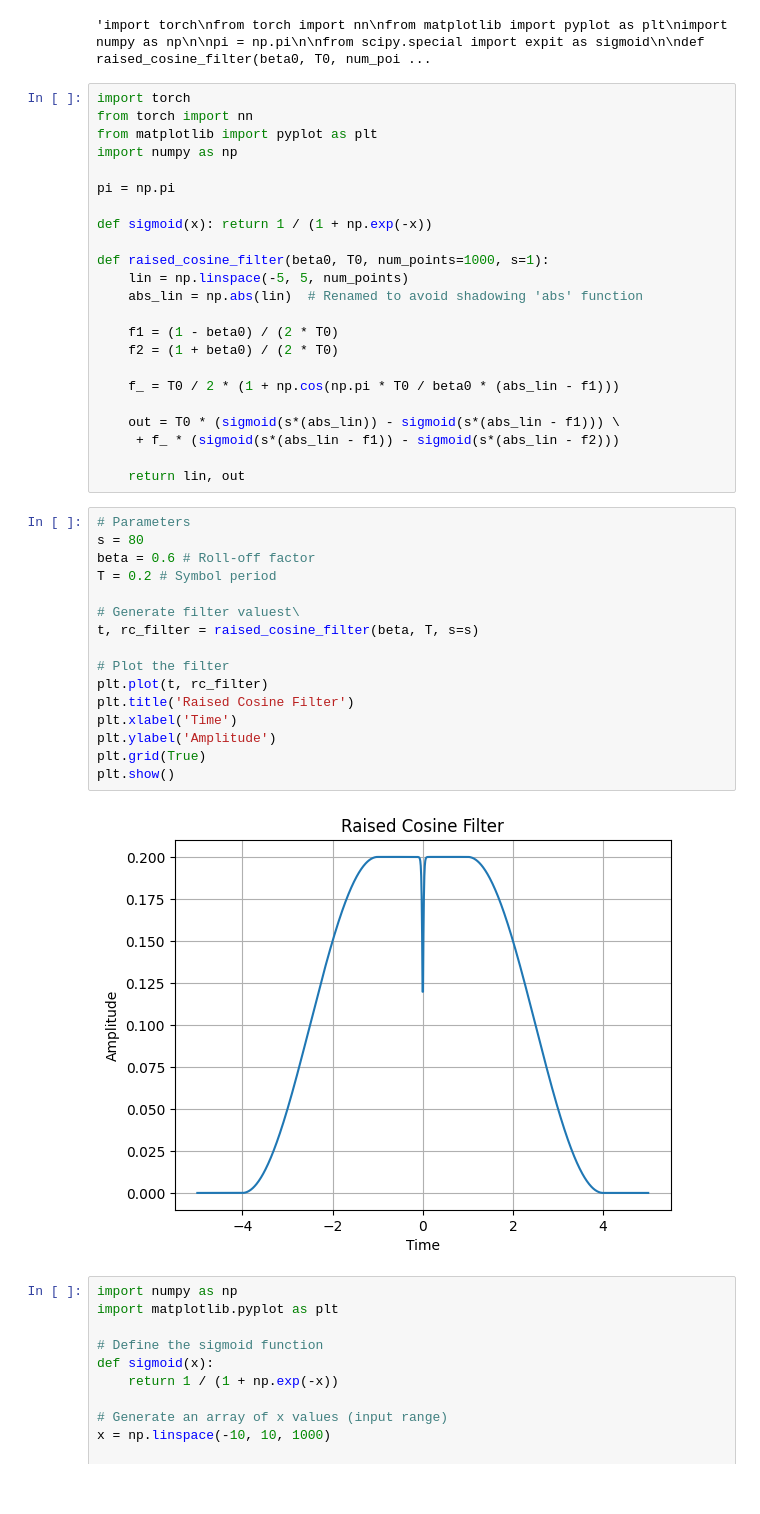
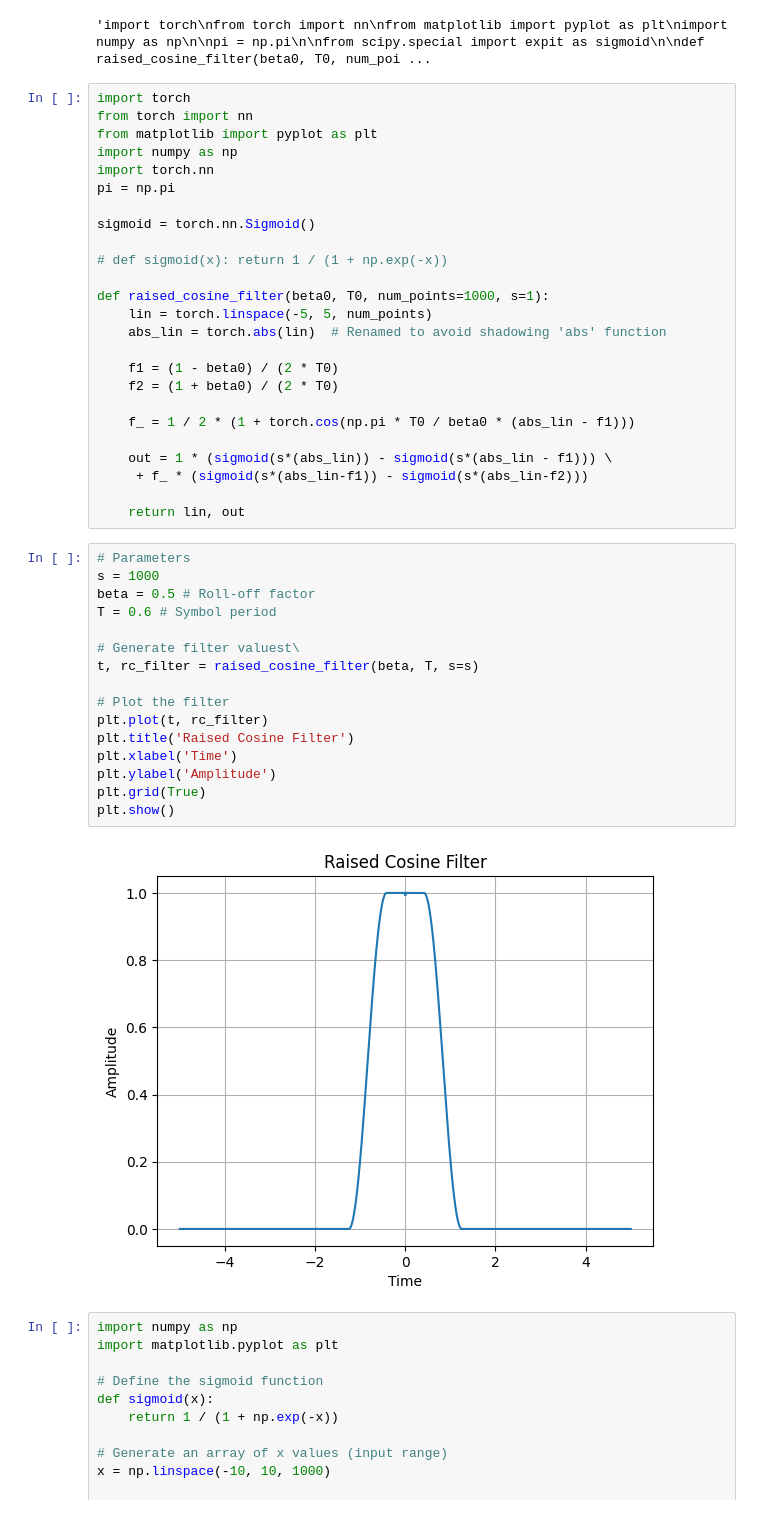
Before and after one commit to Pandula-2000/INR, a Jupyter notebook: Playground/Wire Implementation/view_plots.ipynb, the cells around one changed output. Saved outputs shown, nothing was run; the diff lists cells and outputs as text.

```diff
--- a/Playground/Wire Implementation/view_plots.ipynb
+++ b/Playground/Wire Implementation/view_plots.ipynb
@@ -23,42 +23,44 @@ import torch
 from torch import nn
 from matplotlib import pyplot as plt
 import numpy as np
-
+import torch.nn
 pi = np.pi
 
-def sigmoid(x): return 1 / (1 + np.exp(-x))
+sigmoid = torch.nn.Sigmoid()
+
+# def sigmoid(x): return 1 / (1 + np.exp(-x))
 
 def raised_cosine_filter(beta0, T0, num_points=1000, s=1):
-    lin = np.linspace(-5, 5, num_points)
-    abs_lin = np.abs(lin)  # Renamed to avoid shadowing 'abs' function
+    lin = torch.linspace(-5, 5, num_points)
+    abs_lin = torch.abs(lin)  # Renamed to avoid shadowing 'abs' function
 
     f1 = (1 - beta0) / (2 * T0)
     f2 = (1 + beta0) / (2 * T0)
 
-    f_ = T0 / 2 * (1 + np.cos(np.pi * T0 / beta0 * (abs_lin - f1)))
+    f_ = 1 / 2 * (1 + torch.cos(np.pi * T0 / beta0 * (abs_lin - f1)))
 
-    out = T0 * (sigmoid(s*(abs_lin)) - sigmoid(s*(abs_lin - f1))) \
-     + f_ * (sigmoid(s*(abs_lin - f1)) - sigmoid(s*(abs_lin - f2)))
+    out = 1 * (sigmoid(s*(abs_lin)) - sigmoid(s*(abs_lin - f1))) \
+     + f_ * (sigmoid(s*(abs_lin-f1)) - sigmoid(s*(abs_lin-f2)))
 
     return lin, out
 # %%
 # Parameters
-s = 80
-beta = 0.6 # Roll-off factor
-T = 0.2 # Symbol period
+s = 1000
+beta = 0.5 # Roll-off factor
+T = 0.6 # Symbol period
 
 # Generate filter valuest\
 t, rc_filter = raised_cosine_filter(beta, T, s=s)
 
 # Plot the filter
 plt.plot(t, rc_filter)
 plt.title('Raised Cosine Filter')
 plt.xlabel('Time')
 plt.ylabel('Amplitude')
 plt.grid(True)
 plt.show()
 # %% [output]
-[figure, old version]
+[figure, new version]
 # %%
 import numpy as np
 import matplotlib.pyplot as plt
```
Also changed, not shown: 8 other files.
